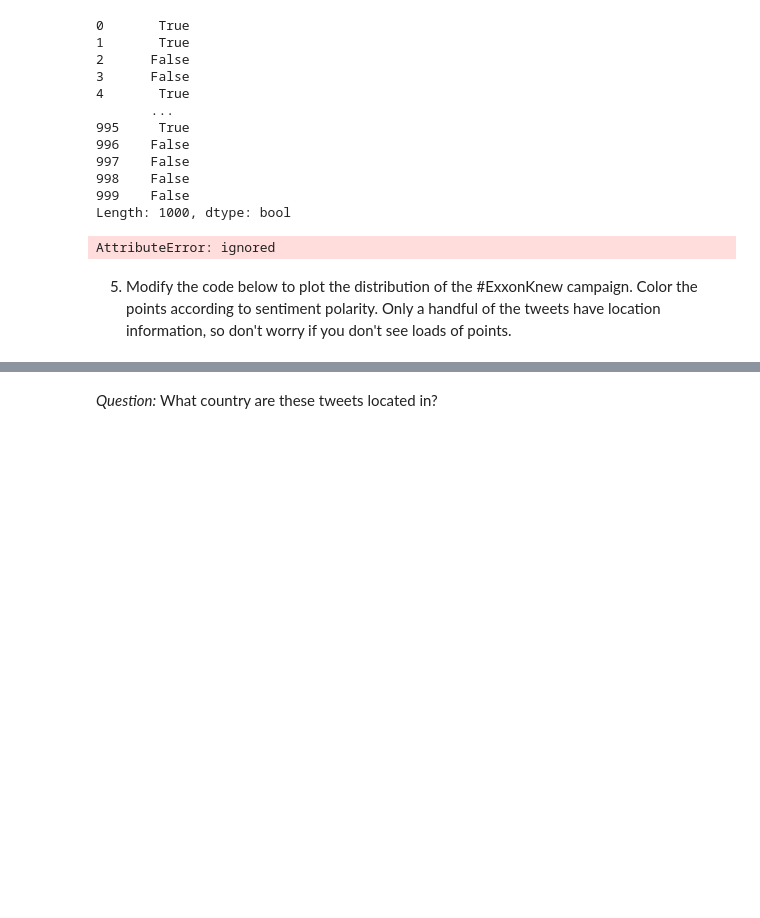
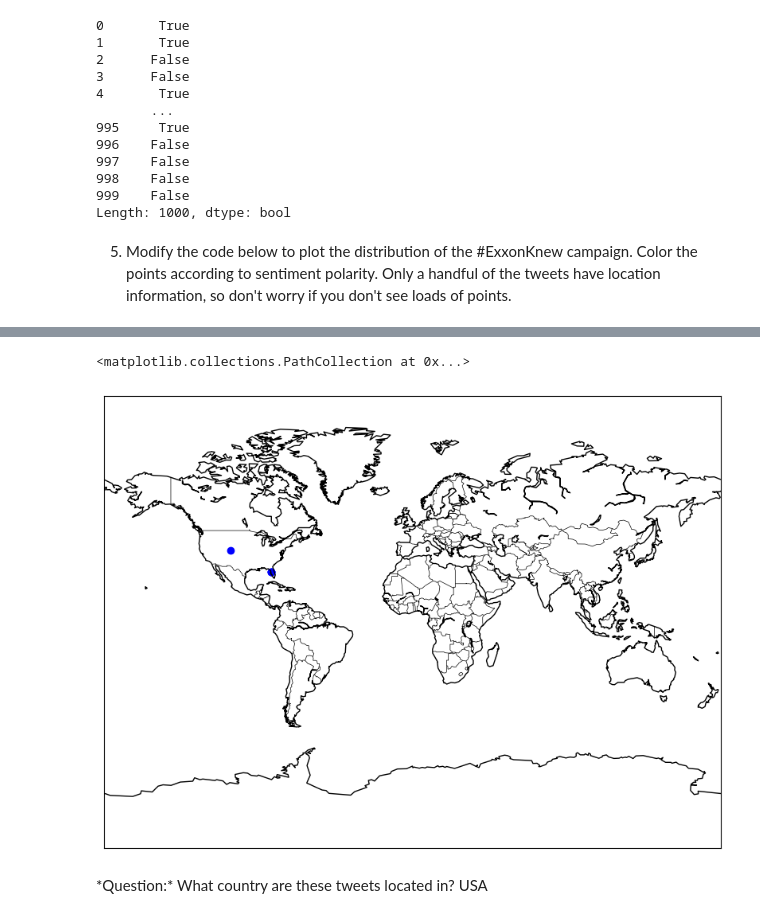
Before and after one commit to maxvayson/QM2, a Jupyter notebook: Copie_de_WS4_Natural_Language_Processing_Student_Version_ipynb_final.ipynb, the cells around one changed output, grey strips where cells are left out. Drawn from its saved outputs; the diff is of its cells as text; code cells hidden in the pictures; blank space fills up the shorter version.

```diff
--- a/Copie_de_WS4_Natural_Language_Processing_Student_Version_ipynb_final.ipynb
+++ b/Copie_de_WS4_Natural_Language_Processing_Student_Version_ipynb_final.ipynb
@@ -669,18 +658,10 @@ print(new_sample)
 998    False
 999    False
 Length: 1000, dtype: bool
-# %%
-
-sample=tweets.head(1000).copy()
-sample['Polarity']=sample['text'].apply(lambda x: nlp(x)._.blob.polarity)
-sample['Subjectivity']=sample['text'].apply(lambda x: nlp(x)._.blob.subjectivity)
-new_sample=(sample['polarity']>=0)and (sample ['subjectivity']<0.5)
-print(new_sample)
-# %% [output]
-AttributeError: ignored
 # %% [markdown]
 5. Modify the code below to plot the distribution of the #ExxonKnew campaign. Color the points according to sentiment polarity. Only a handful of the tweets have location information, so don't worry if you don't see loads of points.
 # %%
+!pip install Basemap
 import matplotlib.pyplot as plt
 from mpl_toolkits.basemap import Basemap
 map = Basemap(projection='mill')
@@ -693,5 +674,6 @@ map.scatter(
       y=sample['longitude'],
       color=['blue'],
       latlon=True,
-      vmin=-1,
+      vmin=0,
       vmax=1)
+# %% [output]
@@ -698,2 +696,5 @@ map.scatter(
+<matplotlib.collections.PathCollection at 0x...>
+[figure, added]
 # %% [markdown]
-*Question:* What country are these tweets located in?
+\*Question:* What country are these tweets located in?
+USA
```
Also changed, not shown: parts of 9 cells of this notebook.
